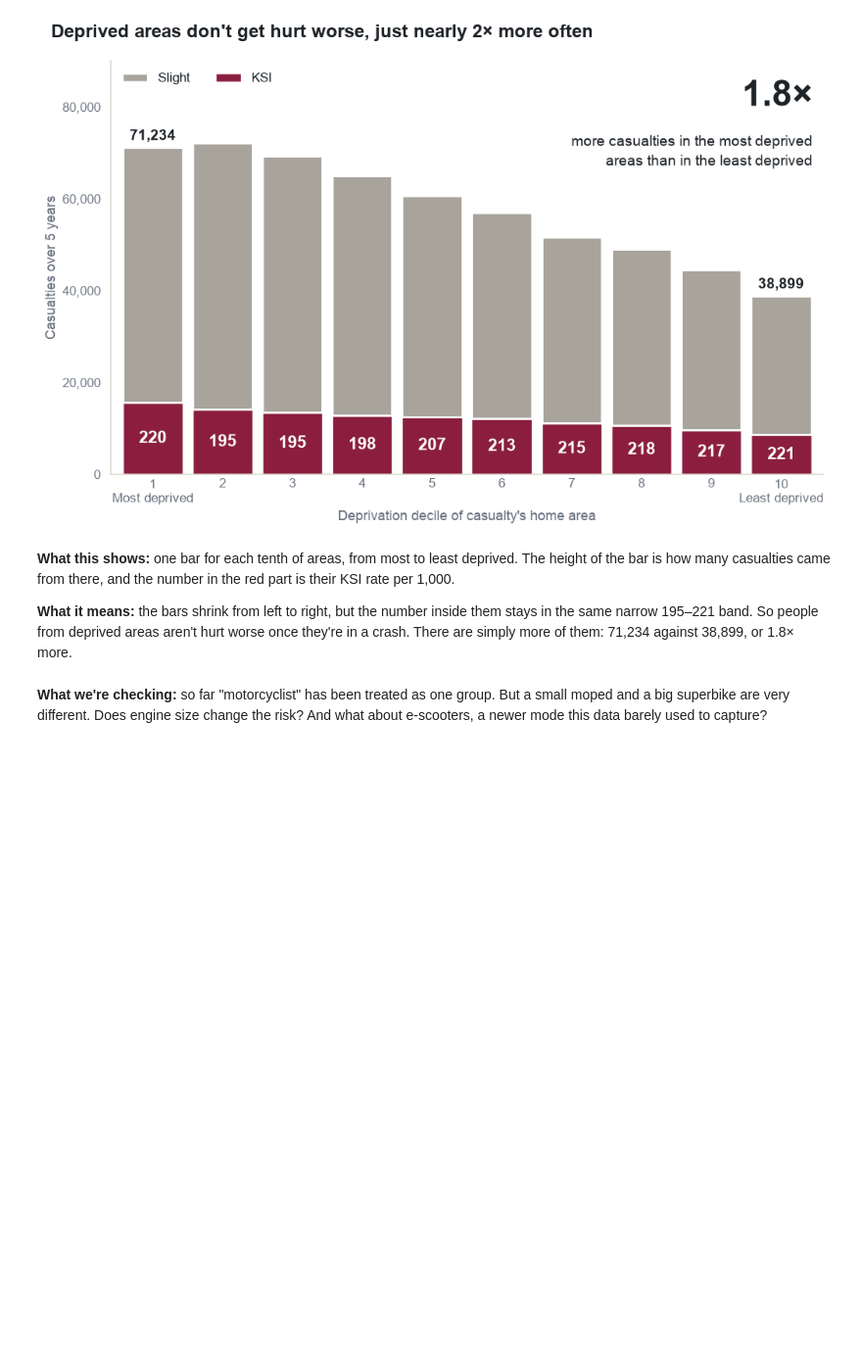
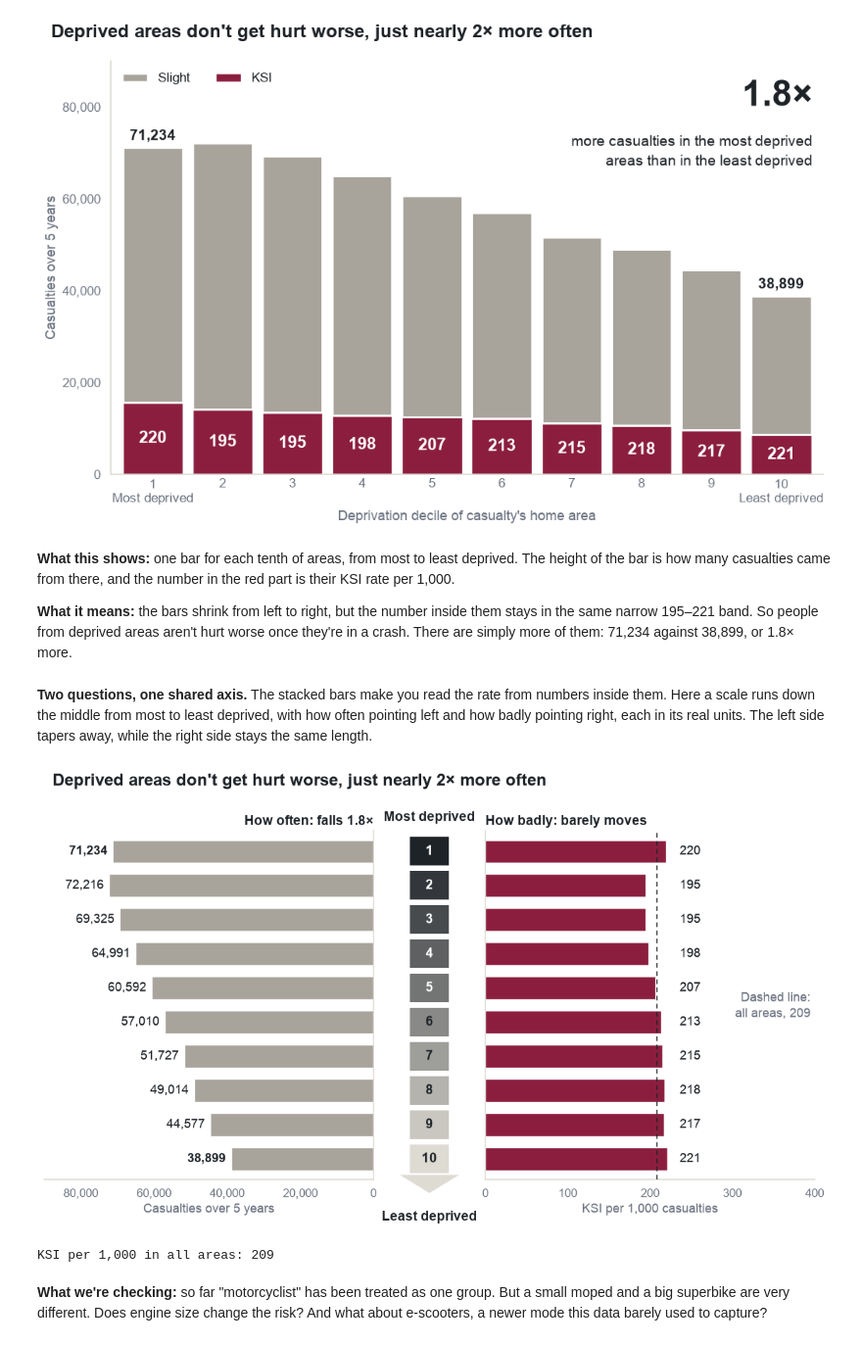
Before and after one commit to hrshankar2002/Data-Vis-Proj, a Jupyter notebook: road_crash_analysis.ipynb, the cells around one changed output. Shown at 98% size. Drawn from its saved outputs; the diff is of its cells as text; code cells hidden in the pictures; blank space fills up the shorter version.

```diff
--- a/road_crash_analysis.ipynb
+++ b/road_crash_analysis.ipynb
@@ -1057,6 +1254,65 @@ plt.show()
 **What this shows:** one bar for each tenth of areas, from most to least deprived. The height of the bar is how many casualties came from there, and the number in the red part is their KSI rate per 1,000.
 
 **What it means:** the bars shrink from left to right, but the number inside them stays in the same narrow 195–221 band. So people from deprived areas aren't hurt worse once they're in a crash. There are simply more of them: 71,234 against 38,899, or 1.8× more.
+# %% [markdown]
+**Two questions, one shared axis.** The stacked bars make you read the rate from numbers inside them. Here a scale runs down the middle from most to least deprived, with how often pointing left and how badly pointing right, each in its real units. The left side tapers away, while the right side stays the same length.
+# %%
+rows = imd.sort_values("casualty_imd_decile")
+y = rows["casualty_imd_decile"]
+all_areas = 1000 * rows["ksi"].sum() / rows["casualties"].sum()
+
+# one shared axis down the middle: how often points left, how badly points right
+GUTTER = 0.34
+fig, (ax_often, ax_badly) = plt.subplots(1, 2, figsize=VIDEO_FIG, sharey=True, gridspec_kw={"wspace": GUTTER})
+
+ax_often.barh(y, rows["casualties"], height=0.66, color=PROTECTED_COLOUR)
+for row in rows.itertuples():
+    ends = row.casualty_imd_decile in (1, 10)
+    ax_often.text(row.casualties + 1500, row.casualty_imd_decile, f"{row.casualties:,}", ha="right", va="center", fontsize=13,
+                  fontweight="bold" if ends else "normal")
+ax_often.set_xlim(90000, 0)
+ax_often.set_xticks(range(0, 80001, 20000))
+ax_often.xaxis.set_major_formatter(lambda x, _: f"{x:,.0f}")
+ax_often.set_xlabel("Casualties over 5 years")
+ax_often.set_title(f"How often: falls {ratio:.1f}×", loc="right")
+
+ax_badly.barh(y, rows["ksi_per_1000"], height=0.66, color=KSI_COLOUR)
+ax_badly.axvline(all_areas, color=INK, linewidth=1.2, linestyle=(0, (4, 3)), zorder=3)
+for row in rows.itertuples():
+    ax_badly.text(236, row.casualty_imd_decile, f"{row.ksi_per_1000:.0f}", va="center", fontsize=13)
+ax_badly.text(395, 5.5, f"Dashed line:\nall areas, {all_areas:.0f}", ha="right", va="center", fontsize=13, color=MUTED, linespacing=1.4)
+ax_badly.set_xlim(0, 400)
+ax_badly.set_xticks(range(0, 401, 100))
+ax_badly.set_xlabel("KSI per 1,000 casualties")
+ax_badly.set_title("How badly: barely moves")
+
+# the middle is the scale itself: a column that fades as it runs down to an arrowhead
+SCALE_X, SCALE_HALF_WIDTH = 1 + GUTTER / 2, 0.06
+scale_ramp = LinearSegmentedColormap.from_list("deprivation", [INK, RULE])
+to_gutter = ax_often.get_yaxis_transform()
+for decile in y:
+    shade = (decile - 1) / 9
+    ax_often.add_patch(plt.Rectangle((SCALE_X - SCALE_HALF_WIDTH, decile - 0.42), 2 * SCALE_HALF_WIDTH, 0.84, facecolor=scale_ramp(shade),
+                                     linewidth=0, transform=to_gutter, clip_on=False))
+    ax_often.text(SCALE_X, decile, f"{decile}", ha="center", va="center", fontsize=14, fontweight="bold", color="white" if shade < 0.5 else INK,
+                  transform=to_gutter, clip_on=False)
+ax_often.add_patch(plt.Polygon([(SCALE_X - SCALE_HALF_WIDTH * 1.5, 10.47), (SCALE_X + SCALE_HALF_WIDTH * 1.5, 10.47), (SCALE_X, 11.0)], closed=True,
+                               facecolor=RULE, linewidth=0, transform=to_gutter, clip_on=False))
+ax_often.text(SCALE_X, 1.02, "Most deprived", transform=ax_often.transAxes, ha="center", va="bottom", fontsize=14, fontweight="bold")
+ax_often.text(SCALE_X, -0.09, "Least deprived", transform=ax_often.transAxes, ha="center", va="top", fontsize=14, fontweight="bold")
+
+ax_often.set_ylim(10.6, 0.4)
+sns.despine(ax=ax_often, left=True, right=False)
+sns.despine(ax=ax_badly)
+ax_often.set_yticks([])
+headline(fig, "Deprived areas don't get hurt worse, just nearly 2× more often")
+fig.subplots_adjust(left=0.05, right=0.97, bottom=0.12, top=0.86)
+save(fig, "09_deprivation_panels.png")
+plt.show()
+print(f"KSI per 1,000 in all areas: {all_areas:.0f}")
+# %% [output]
+[figure, added]
+KSI per 1,000 in all areas: 209
 # %% [markdown]
 **What we're checking:** so far "motorcyclist" has been treated as one group. But a small moped and a big superbike are very different. Does engine size change the risk? And what about e-scooters, a newer mode this data barely used to capture?
 # %%
```
Also changed, not shown: parts of 14 cells of this notebook, 5 other files.
